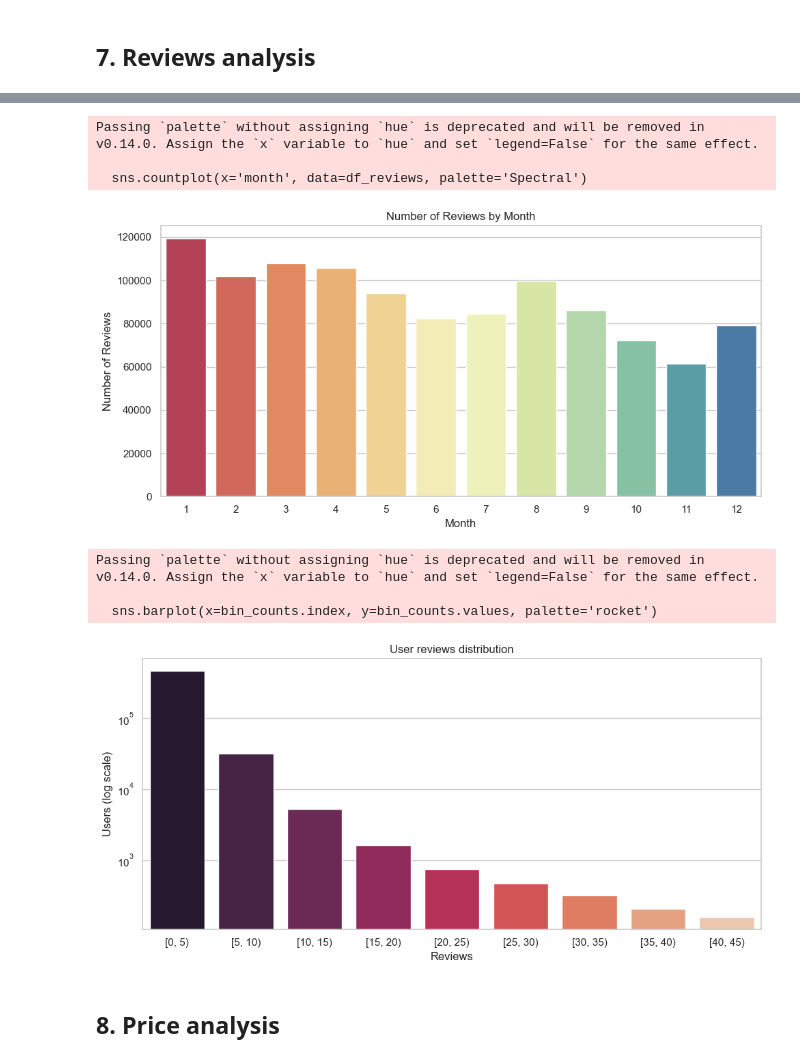
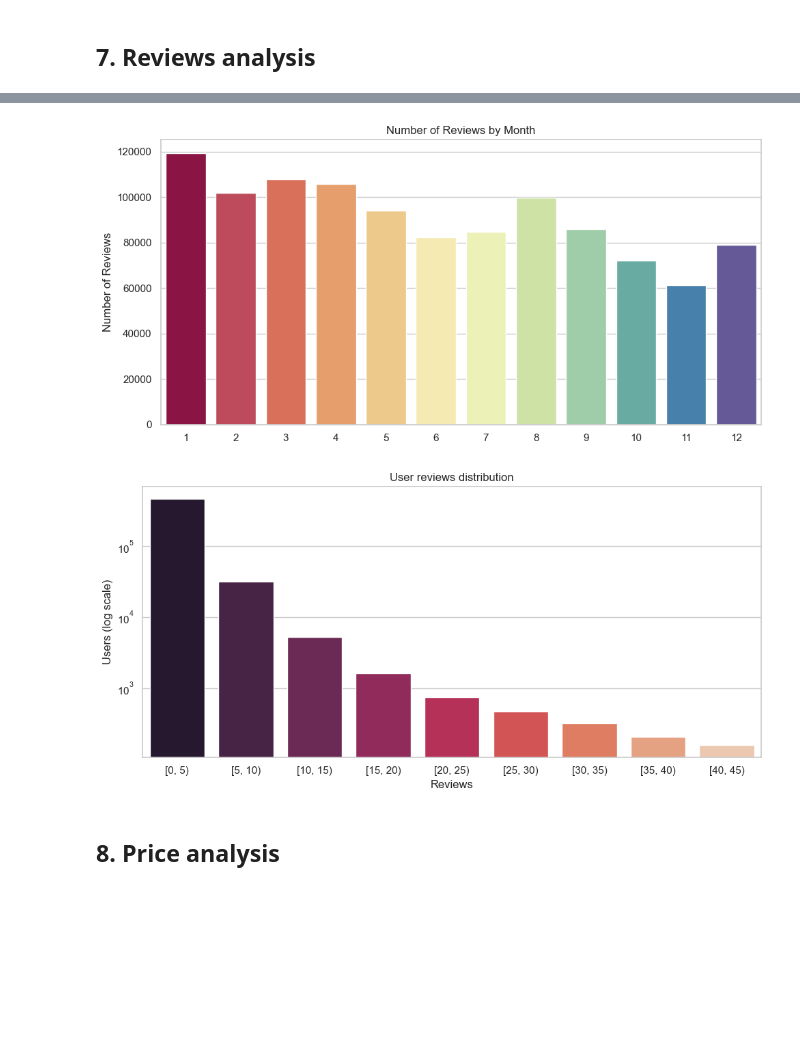
Before and after one commit to ccvetanska/SmartCosmetics, a Jupyter notebook: DataAnalysis.ipynb, the cells around one changed output, grey strips where cells are left out. Drawn from its saved outputs; the diff is of its cells as text; code cells hidden in the pictures; blank space fills up the shorter version.

```diff
--- a/DataAnalysis.ipynb
+++ b/DataAnalysis.ipynb
@@ -348,18 +333,15 @@ Passing `palette` without assigning `hue` is deprecated and will be removed in v
 # %%
 plt.figure(figsize=(10, 5))
 
-sns.countplot(x='month', data=df_reviews, palette='Spectral')
+sns.countplot(x='month', data=df_reviews, palette='Spectral', hue='month', legend=False)
 plt.title('Number of Reviews by Month')
-plt.xlabel('Month')
+plt.xlabel('')
 plt.ylabel('Number of Reviews')
 
 plt.tight_layout()
 plt.show()
 # %% [output]
-Passing `palette` without assigning `hue` is deprecated and will be removed in v0.14.0. Assign the `x` variable to `hue` and set `legend=False` for the same effect.
-
-  sns.countplot(x='month', data=df_reviews, palette='Spectral')
-[figure, old version]
+[figure, new version]
 # %%
 user_review_counts = df_reviews['author_id'].value_counts()
 user_bins = pd.cut(user_review_counts, bins=range(0, 50, 5), right=False)
@@ -367,7 +349,10 @@ user_bins = pd.cut(user_review_counts, bins=range(0, 50, 5), right=False)
 bin_counts = user_bins.value_counts().sort_index()
 
 plt.figure(figsize=(10, 5))
-sns.barplot(x=bin_counts.index, y=bin_counts.values, palette='rocket')
+sns.barplot(x=bin_counts.index,
+            y=bin_counts.values,
+            palette='rocket',
+            hue=bin_counts.index, legend=False)
 
 plt.title('User reviews distribution')
 plt.xlabel('Reviews')
@@ -377,9 +362,6 @@ plt.yscale('log')
 plt.tight_layout()
 plt.show()
 # %% [output]
-Passing `palette` without assigning `hue` is deprecated and will be removed in v0.14.0. Assign the `x` variable to `hue` and set `legend=False` for the same effect.
-
-  sns.barplot(x=bin_counts.index, y=bin_counts.values, palette='rocket')
 [figure]
 # %% [markdown]
 ## 8. Price analysis
```
Also changed, not shown: parts of 9 cells of this notebook.
